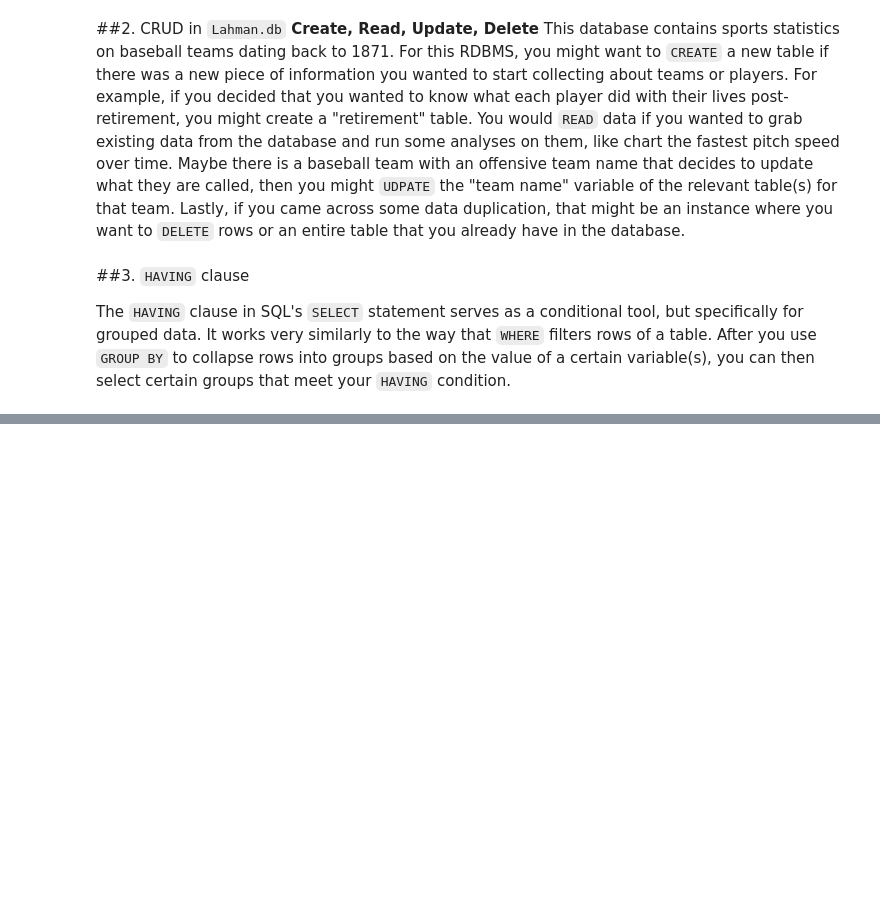
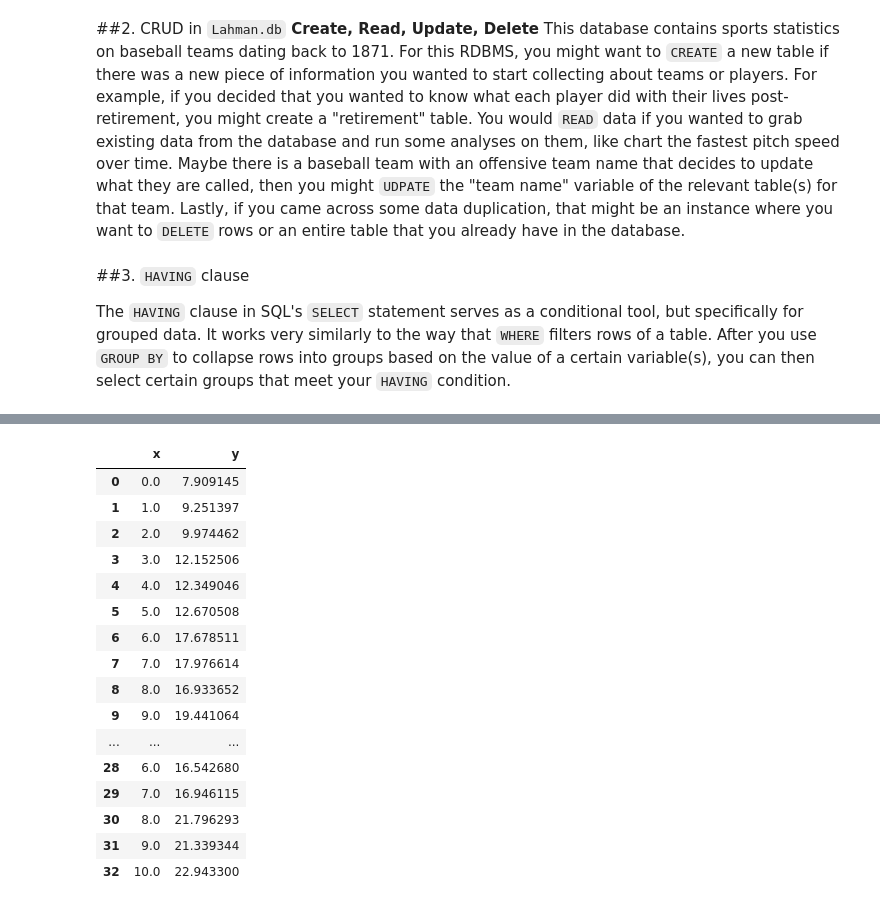
Before and after one commit to ewarren38/HW5_WarrenE, a Jupyter notebook: HW5_WarrenE.ipynb, the cells around one changed output, grey strips where cells are left out. Saved outputs shown, nothing was run; the diff lists cells and outputs as text; code cells hidden in the pictures; blank space fills up the shorter version.

```diff
--- a/HW5_WarrenE.ipynb
+++ b/HW5_WarrenE.ipynb
@@ -32,0 +50,22 @@ The `HAVING` clause in SQL's `SELECT` statement serves as a conditional tool, bu
+# %%
+import pandas as pd
+sim_data = pd.DataFrame(zip(x, y), columns = ("x", "y"))
+sim_data
+# %% [output]
+|  | x | y |
+| 0 | 0.0 | 7.909145 |
+| 1 | 1.0 | 9.251397 |
+| 2 | 2.0 | 9.974462 |
+| 3 | 3.0 | 12.152506 |
+| 4 | 4.0 | 12.349046 |
+| 5 | 5.0 | 12.670508 |
+| 6 | 6.0 | 17.678511 |
+| 7 | 7.0 | 17.976614 |
+| 8 | 8.0 | 16.933652 |
+| 9 | 9.0 | 19.441064 |
+| ... | ... | ... |
+| 28 | 6.0 | 16.542680 |
+| 29 | 7.0 | 16.946115 |
+| 30 | 8.0 | 21.796293 |
+| 31 | 9.0 | 21.339344 |
+| 32 | 10.0 | 22.943300 |
```
Also changed, not shown: parts of 5 cells of this notebook.
